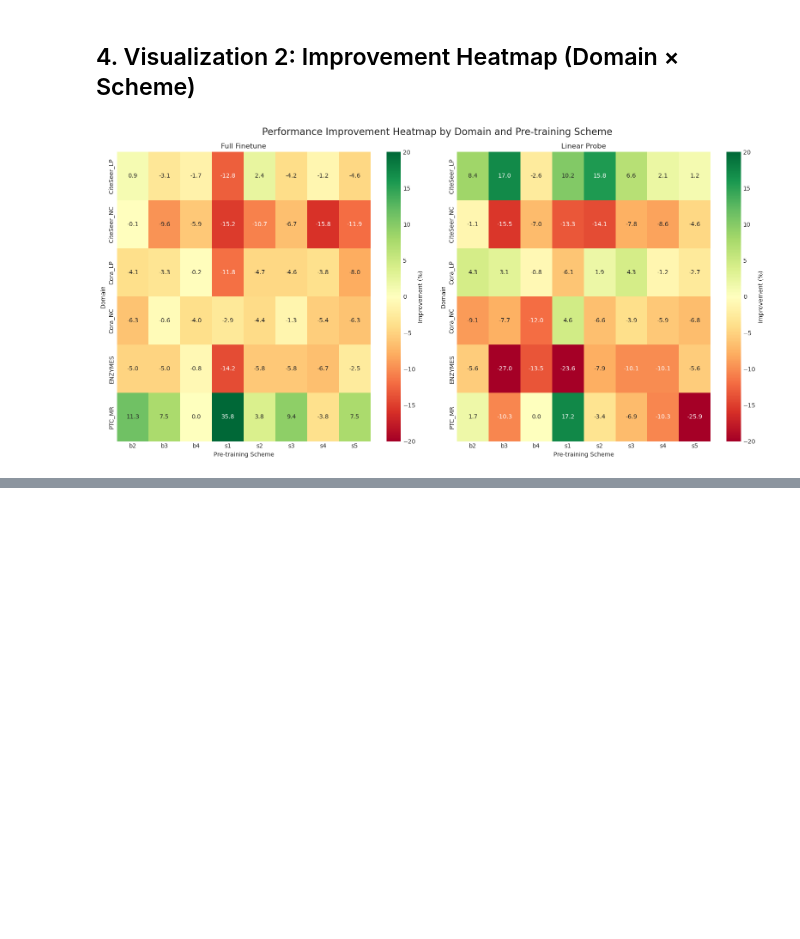
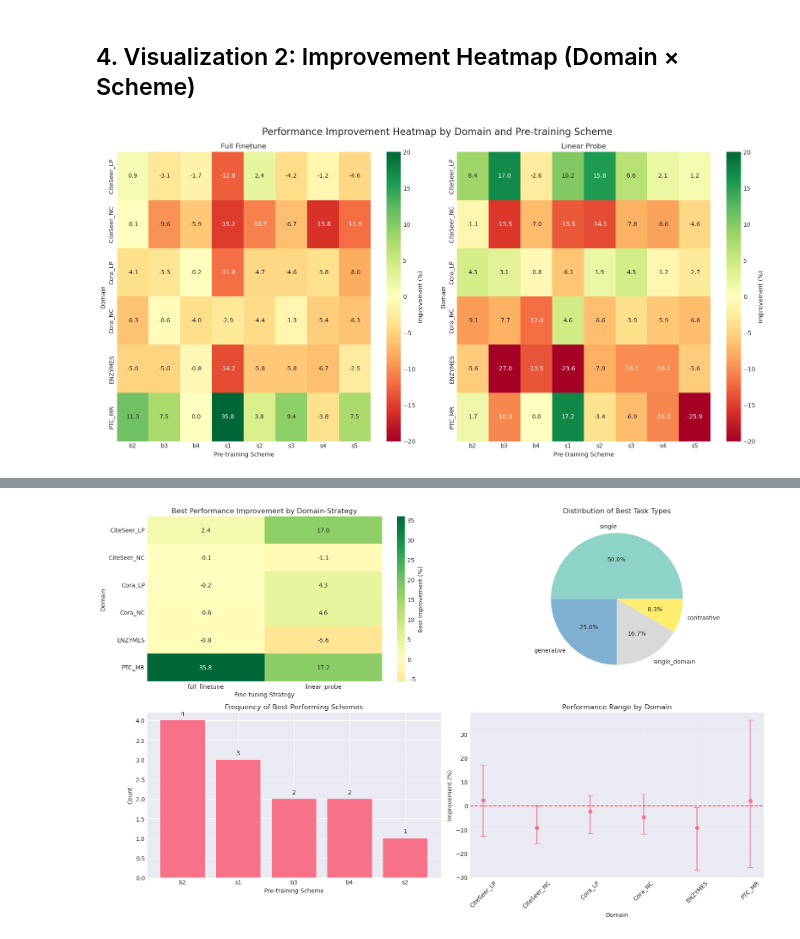
Before and after one commit to alonbebchuk/GNN-Pretraining, a Jupyter notebook: analysis/02_research_questions_exploration.ipynb, the cells around one changed output, grey strips where cells are left out. Drawn from its saved outputs; the diff is of its cells as text; code cells hidden in the pictures; blank space fills up the shorter version.

```diff
--- a/analysis/02_research_questions_exploration.ipynb
+++ b/analysis/02_research_questions_exploration.ipynb
@@ -164,0 +502,82 @@ plt.show()
+# %%
+# RQ2.4: Best Task Combinations per Domain
+if best_per_domain is not None:
+    print("="*60)
+    print("RQ2.4: BEST TASK COMBINATIONS PER DOMAIN")
+    print("="*60)
+
+    # Display best combinations
+    print("\nBest Task Combination for Each Domain-Strategy Pair:")
+    print(best_per_domain.round(3))
+
+    # Create a comprehensive summary visualization
+    plt.figure(figsize=(16, 10))
+
+    # 1. Best scheme heatmap
+    plt.subplot(2, 2, 1)
+    pivot_best = best_per_domain.pivot_table(values='improvement_pct',
+                                            index='domain', columns='strategy',
+                                            aggfunc='mean')
+    sns.heatmap(pivot_best, annot=True, fmt='.1f', cmap='RdYlGn', center=0,
+                cbar_kws={'label': 'Best Improvement (%)'})
+    plt.title('Best Performance Improvement by Domain-Strategy')
+    plt.xlabel('Fine-tuning Strategy')
+    plt.ylabel('Domain')
+
+    # 2. Task type distribution of best performers
+    plt.subplot(2, 2, 2)
+    task_type_counts = best_per_domain['task_type'].value_counts()
+    colors = plt.cm.Set3(np.linspace(0, 1, len(task_type_counts)))
+    wedges, texts, autotexts = plt.pie(task_type_counts.values, labels=task_type_counts.index,
+                                      autopct='%1.1f%%', colors=colors)
+    plt.title('Distribution of Best Task Types')
+
+    # 3. Scheme distribution of best performers
+    plt.subplot(2, 2, 3)
+    scheme_counts = best_per_domain['scheme'].value_counts()
+    bars = plt.bar(range(len(scheme_counts)), scheme_counts.values)
+    plt.xlabel('Pre-training Scheme')
+    plt.ylabel('Count')
+    plt.title('Frequency of Best Performing Schemes')
+    plt.xticks(range(len(scheme_counts)), scheme_counts.index)
+
+    # Add value labels
+    for bar, count in zip(bars, scheme_counts.values):
+        plt.text(bar.get_x() + bar.get_width()/2, count + 0.1,
+                str(count), ha='center', va='bottom')
+
+    # 4. Performance range analysis
+    plt.subplot(2, 2, 4)
+    if combo_df is not None:
+        domain_perf = combo_df.groupby('domain')['improvement_pct'].agg(['min', 'max', 'mean'])
+        x_pos = np.arange(len(domain_perf))
+
+        plt.errorbar(x_pos, domain_perf['mean'],
+                    yerr=[domain_perf['mean'] - domain_perf['min'],
+                          domain_perf['max'] - domain_perf['mean']],
+                    fmt='o', capsize=5)
+        plt.axhline(y=0, color='red', linestyle='--', alpha=0.7)
+        plt.xlabel('Domain')
+        plt.ylabel('Improvement (%)')
+        plt.title('Performance Range by Domain')
+        plt.xticks(x_pos, domain_perf.index, rotation=45)
+        plt.grid(True, alpha=0.3)
+
+    plt.tight_layout()
+    plt.savefig(FIGURES_DIR / 'rq2_best_combinations.png', dpi=300, bbox_inches='tight')
+    plt.show()
+
+    # Summary insights
+    print(f"\nKey Insights:")
+    most_frequent_type = best_per_domain['task_type'].mode().iloc[0]
+    most_frequent_scheme = best_per_domain['scheme'].mode().iloc[0]
+    avg_best_improvement = best_per_domain['improvement_pct'].mean()
+
+    print(f"   Most frequent best task type: {most_frequent_type}")
+    print(f"   Most frequent best scheme: {most_frequent_scheme}")
+    print(f"   Average best improvement: {avg_best_improvement:.2f}%")
+    print(f"   Domains with positive best improvements: {(best_per_domain['improvement_pct'] > 0).sum()}/{len(best_per_domain)}")
+
+else:
+    print("Best per domain data not available. Run RQ2 analysis first.")
+# %% [output]
@@ -164,0 +602 @@ plt.show()
+[figure, added]
```
Also changed, not shown: parts of 6 cells of this notebook, 13 other files.
